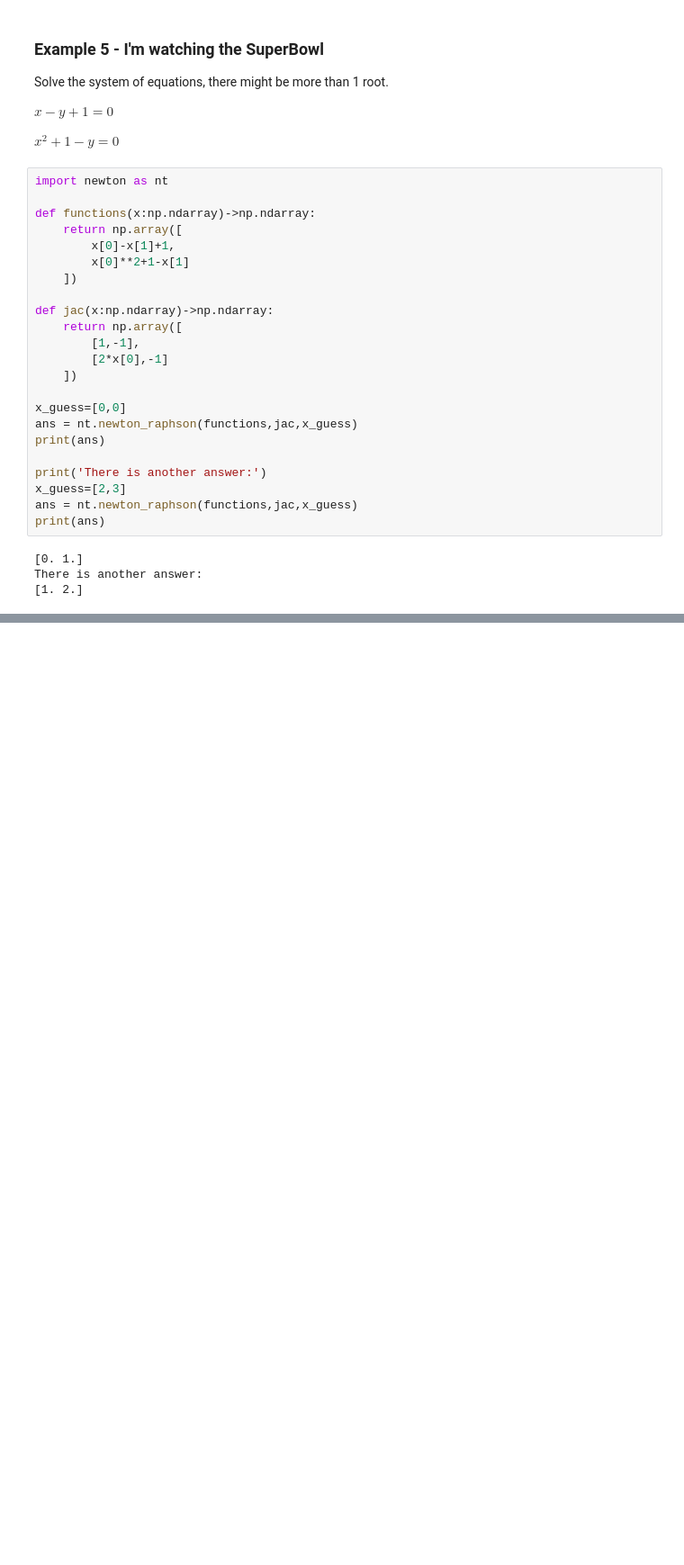
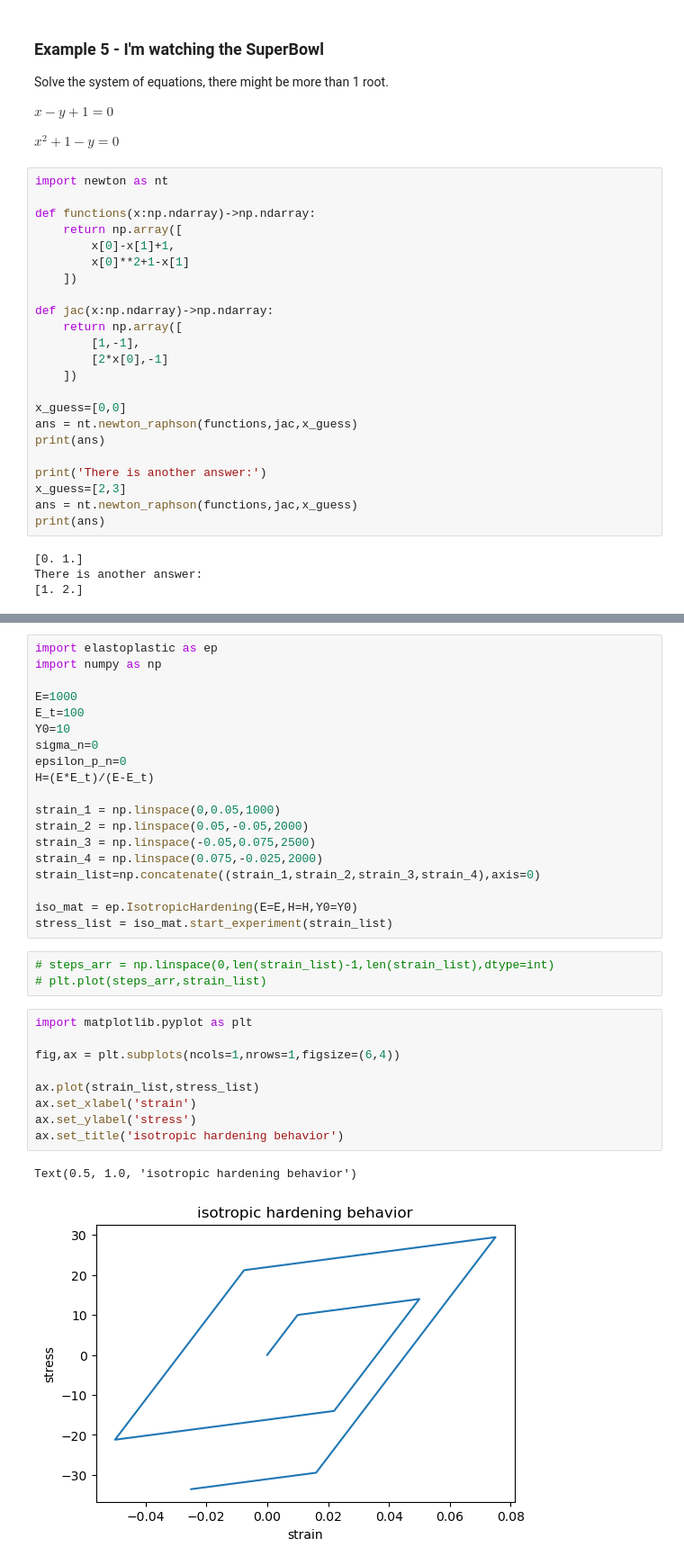
Before and after one commit to quan4444/me700_assignment1, a Jupyter notebook: assignment1.ipynb, the cells around one changed output, grey strips where cells are left out. Shown: that part at 90% size. Cells and saved outputs as stored; diff of their text form; blank space fills up the shorter version.

Commit message:
elastoplastic_core_functions

```diff
--- a/assignment1.ipynb
+++ b/assignment1.ipynb
@@ -282,0 +296,34 @@ There is another answer:
+# %%
+import elastoplastic as ep
+import numpy as np
+
+E=1000
+E_t=100
+Y0=10
+sigma_n=0
+epsilon_p_n=0
+H=(E*E_t)/(E-E_t)
+
+strain_1 = np.linspace(0,0.05,1000)
+strain_2 = np.linspace(0.05,-0.05,2000)
+strain_3 = np.linspace(-0.05,0.075,2500)
+strain_4 = np.linspace(0.075,-0.025,2000)
+strain_list=np.concatenate((strain_1,strain_2,strain_3,strain_4),axis=0)
+
+iso_mat = ep.IsotropicHardening(E=E,H=H,Y0=Y0)
+stress_list = iso_mat.start_experiment(strain_list)
+# %%
+# steps_arr = np.linspace(0,len(strain_list)-1,len(strain_list),dtype=int)
+# plt.plot(steps_arr,strain_list)
+# %%
+import matplotlib.pyplot as plt
+
+fig,ax = plt.subplots(ncols=1,nrows=1,figsize=(6,4))
+
+ax.plot(strain_list,stress_list)
+ax.set_xlabel('strain')
+ax.set_ylabel('stress')
+ax.set_title('isotropic hardening behavior')
+# %% [output]
+Text(0.5, 1.0, 'isotropic hardening behavior')
+[figure, added]
```
Also changed, not shown: parts of 5 cells of this notebook, 2 other files.
